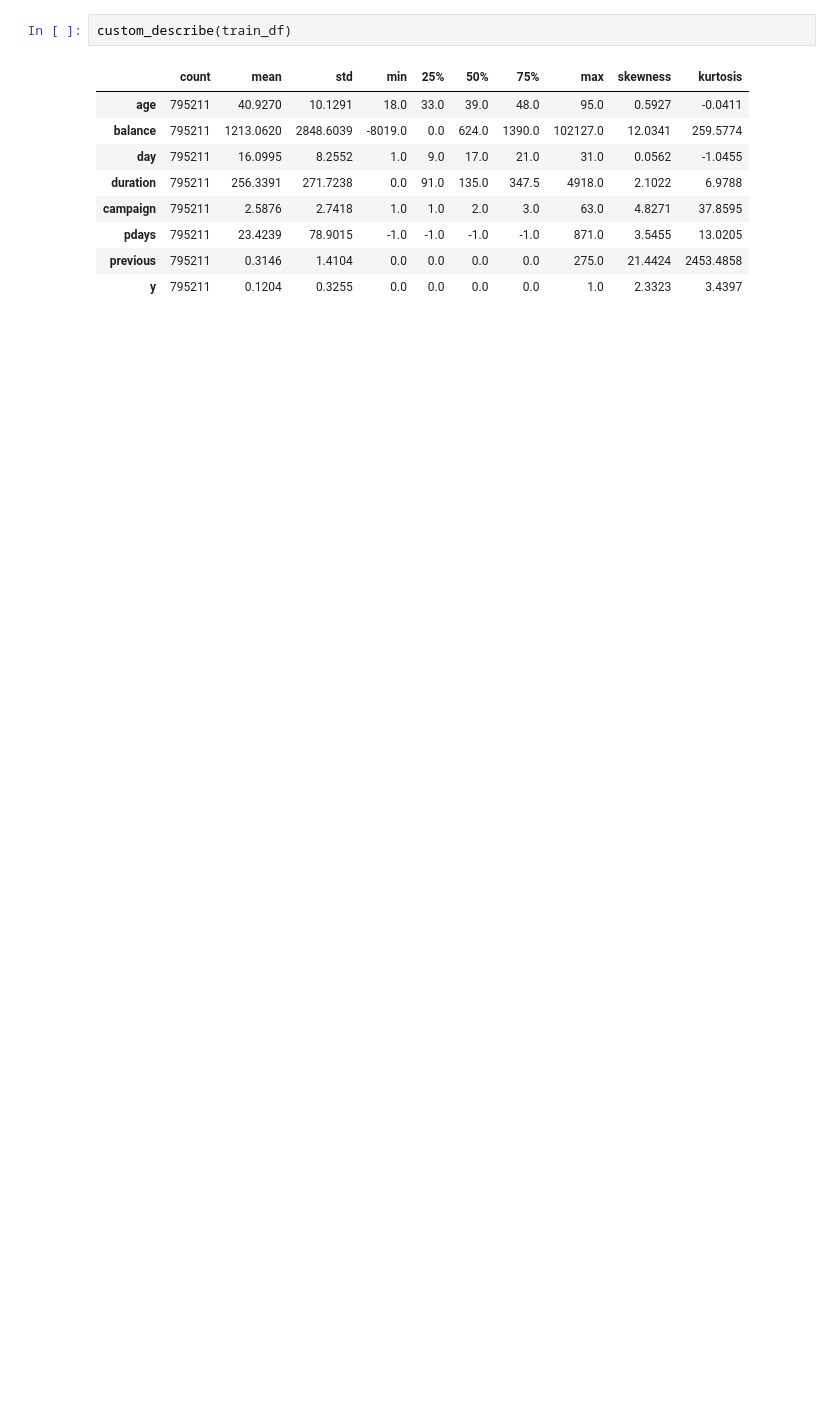
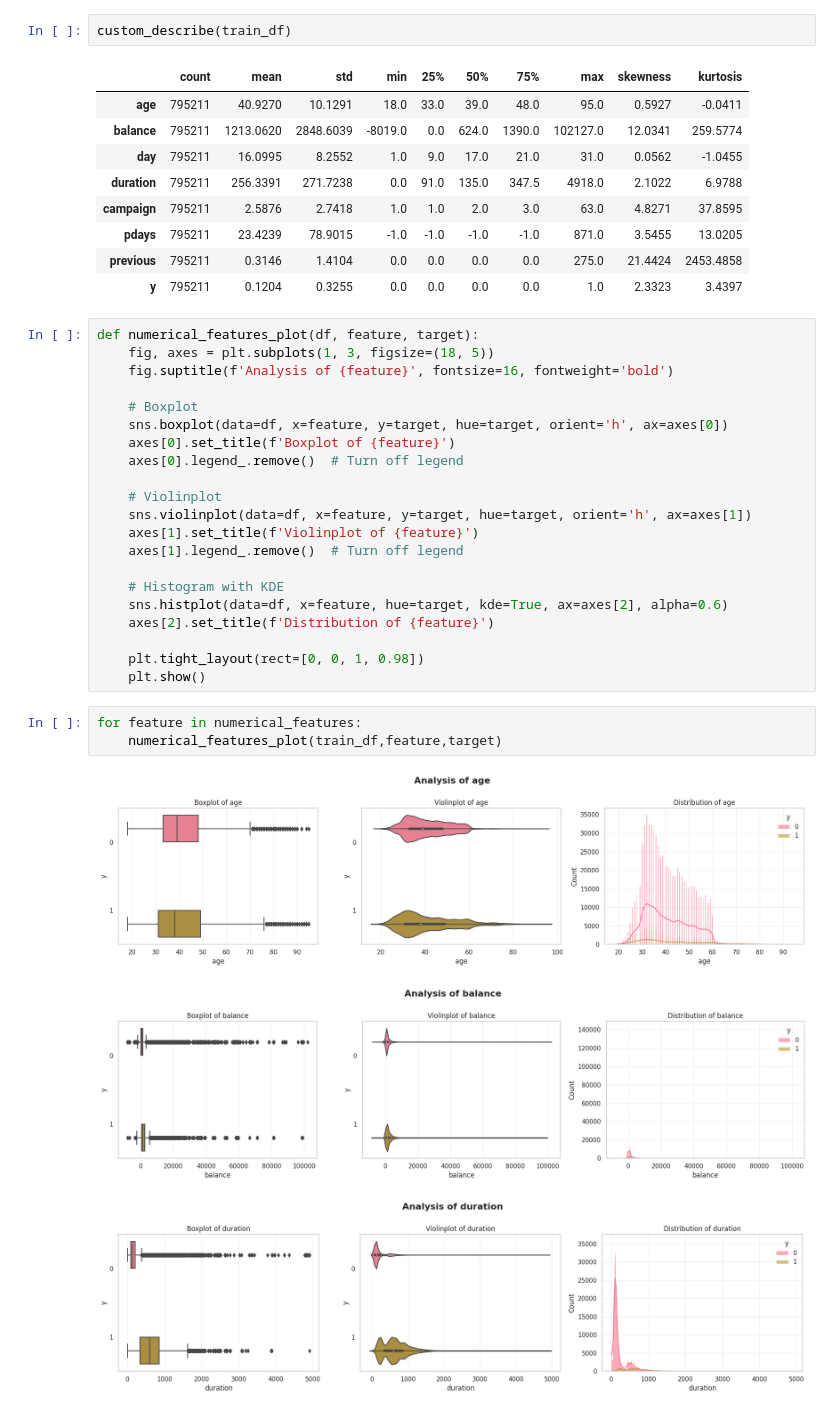
Before and after one commit to chitreshkr/Kaggle_Projects, a Jupyter notebook: Bank Classification/bank-classification-playground.ipynb, the cells around one changed output. Drawn from its saved outputs; the diff is of its cells as text; blank space fills up the shorter version.

```diff
--- a/Bank Classification/bank-classification-playground.ipynb
+++ b/Bank Classification/bank-classification-playground.ipynb
@@ -293,3 +295,31 @@ custom_describe(train_df)
 | pdays | 795211 | 23.4239 | 78.9015 | -1.0 | -1.0 | -1.0 | -1.0 | 871.0 | 3.5455 | 13.0205 |
 | previous | 795211 | 0.3146 | 1.4104 | 0.0 | 0.0 | 0.0 | 0.0 | 275.0 | 21.4424 | 2453.4858 |
 | y | 795211 | 0.1204 | 0.3255 | 0.0 | 0.0 | 0.0 | 0.0 | 1.0 | 2.3323 | 3.4397 |
+# %%
+def numerical_features_plot(df, feature, target):
+    fig, axes = plt.subplots(1, 3, figsize=(18, 5))
+    fig.suptitle(f'Analysis of {feature}', fontsize=16, fontweight='bold')
+
+    # Boxplot
+    sns.boxplot(data=df, x=feature, y=target, hue=target, orient='h', ax=axes[0])
+    axes[0].set_title(f'Boxplot of {feature}')
+    axes[0].legend_.remove()  # Turn off legend
+
+    # Violinplot
+    sns.violinplot(data=df, x=feature, y=target, hue=target, orient='h', ax=axes[1])
+    axes[1].set_title(f'Violinplot of {feature}')
+    axes[1].legend_.remove()  # Turn off legend
+
+    # Histogram with KDE
+    sns.histplot(data=df, x=feature, hue=target, kde=True, ax=axes[2], alpha=0.6)
+    axes[2].set_title(f'Distribution of {feature}')
+
+    plt.tight_layout(rect=[0, 0, 1, 0.98])
+    plt.show()
+# %%
+for feature in numerical_features:
+    numerical_features_plot(train_df,feature,target)
+# %% [output]
+[figure, added]
+[figure, added]
+[figure, added]
```
Also changed, not shown: parts of 20 cells of this notebook.
